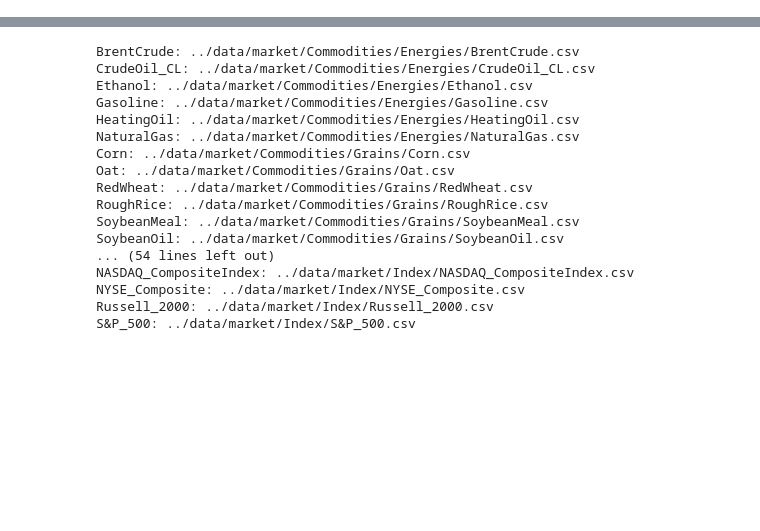
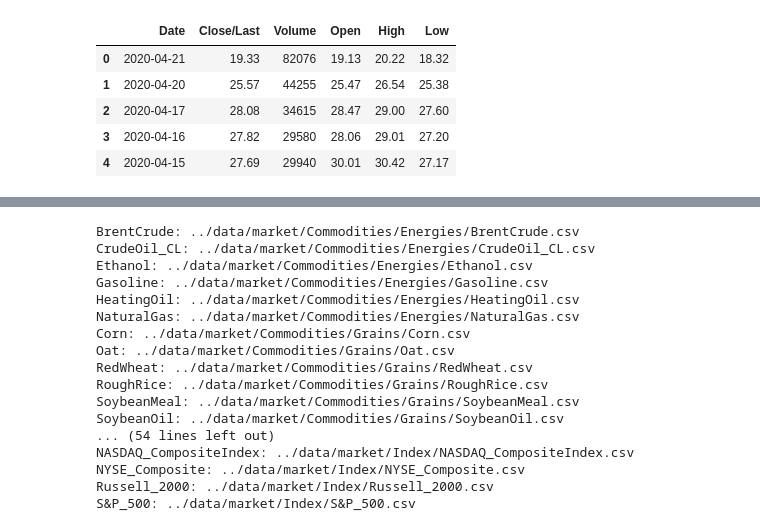
Before and after one commit to HyperTars/Big-Data-Project, a Jupyter notebook: src/CleanData.ipynb, the cells around one changed output, grey strips where cells are left out. Drawn from its saved outputs; the diff is of its cells as text; code cells hidden in the pictures; blank space fills up the shorter version.

```diff
--- a/src/CleanData.ipynb
+++ b/src/CleanData.ipynb
@@ -52,3 +118,13 @@ def DateTransformation():
+# %%
+Brent = pd.read_csv(Brent_path)
+Brent.head()
+# %% [output]
+|  | Date | Close/Last | Volume | Open | High | Low |
+| 0 | 2020-04-21 | 19.33 | 82076 | 19.13 | 20.22 | 18.32 |
+| 1 | 2020-04-20 | 25.57 | 44255 | 25.47 | 26.54 | 25.38 |
+| 2 | 2020-04-17 | 28.08 | 34615 | 28.47 | 29.00 | 27.60 |
+| 3 | 2020-04-16 | 27.82 | 29580 | 28.06 | 29.01 | 27.20 |
+| 4 | 2020-04-15 | 27.69 | 29940 | 30.01 | 30.42 | 27.17 |
 # %%
 ########################################
 # Trans currencies to USD base
```
Also changed, not shown: parts of 19 cells of this notebook, 37 other files.
